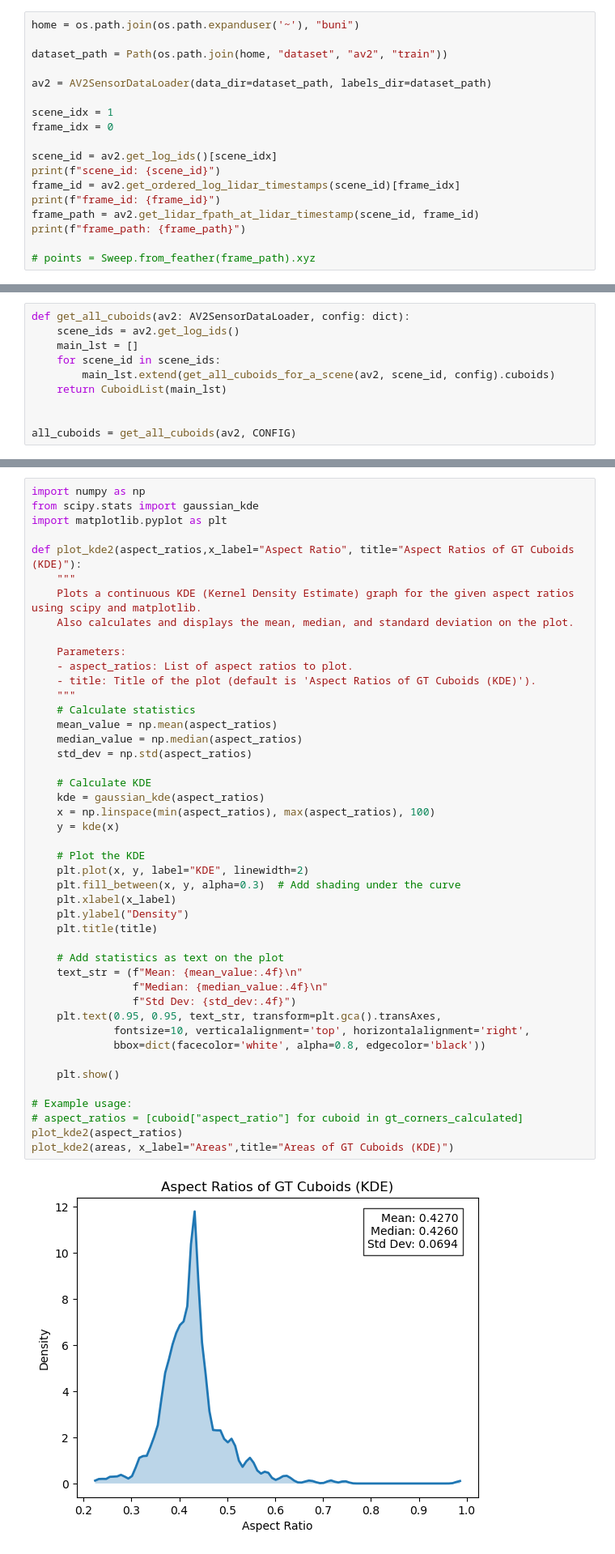
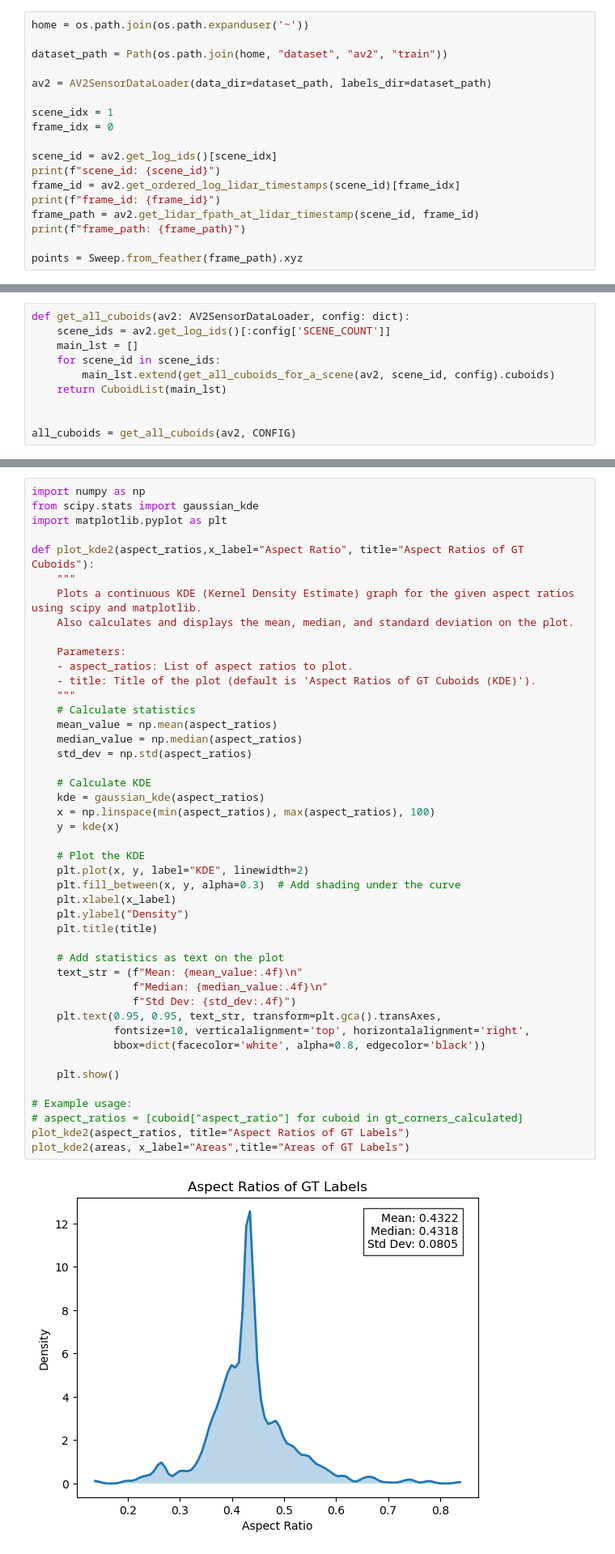
Before and after one commit to ravi0131/pseudo-labels, a Jupyter notebook: notebooks_experi/areas_aspects_gt.ipynb, the cells around one changed output, grey strips where cells are left out. Shown: that part at 81% size. Cells and saved outputs as stored; diff of their text form.

Commit message:
save point

```diff
--- a/notebooks_experi/areas_aspects_gt.ipynb
+++ b/notebooks_experi/areas_aspects_gt.ipynb
@@ -26,5 +31,5 @@ from config import CONFIG
 # %%
-home = os.path.join(os.path.expanduser('~'), "buni")
+home = os.path.join(os.path.expanduser('~'))
 
 dataset_path = Path(os.path.join(home, "dataset", "av2", "train"))
 
@@ -40,5 +45,5 @@ print(f"frame_id: {frame_id}")
 frame_path = av2.get_lidar_fpath_at_lidar_timestamp(scene_id, frame_id)
 print(f"frame_path: {frame_path}")
 
-# points = Sweep.from_feather(frame_path).xyz
+points = Sweep.from_feather(frame_path).xyz
 # %% [output]
@@ -67,7 +73,7 @@ all_cuboids_scene = get_all_cuboids_for_a_scene(av2, scene_id, CONFIG)
 #all_cuboids_frame = av2.get_labels_at_lidar_timestamp(scene_id, frame_id)
 # %%
 def get_all_cuboids(av2: AV2SensorDataLoader, config: dict):
-    scene_ids = av2.get_log_ids()
+    scene_ids = av2.get_log_ids()[:config['SCENE_COUNT']]
     main_lst = []
     for scene_id in scene_ids:
         main_lst.extend(get_all_cuboids_for_a_scene(av2, scene_id, config).cuboids)
@@ -116,7 +124,7 @@ import numpy as np
 from scipy.stats import gaussian_kde
 import matplotlib.pyplot as plt
 
-def plot_kde2(aspect_ratios,x_label="Aspect Ratio", title="Aspect Ratios of GT Cuboids (KDE)"):
+def plot_kde2(aspect_ratios,x_label="Aspect Ratio", title="Aspect Ratios of GT Cuboids"):
     """
     Plots a continuous KDE (Kernel Density Estimate) graph for the given aspect ratios using scipy and matplotlib.
     Also calculates and displays the mean, median, and standard deviation on the plot.
@@ -128,33 +136,33 @@ def plot_kde2(aspect_ratios,x_label="Aspect Ratio", title="Aspect Ratios of GT C
     # Calculate statistics
     mean_value = np.mean(aspect_ratios)
     median_value = np.median(aspect_ratios)
     std_dev = np.std(aspect_ratios)
 
     # Calculate KDE
     kde = gaussian_kde(aspect_ratios)
     x = np.linspace(min(aspect_ratios), max(aspect_ratios), 100)
     y = kde(x)
 
     # Plot the KDE
     plt.plot(x, y, label="KDE", linewidth=2)
     plt.fill_between(x, y, alpha=0.3)  # Add shading under the curve
     plt.xlabel(x_label)
     plt.ylabel("Density")
     plt.title(title)
 
     # Add statistics as text on the plot
     text_str = (f"Mean: {mean_value:.4f}\n"
                 f"Median: {median_value:.4f}\n"
                 f"Std Dev: {std_dev:.4f}")
     plt.text(0.95, 0.95, text_str, transform=plt.gca().transAxes,
              fontsize=10, verticalalignment='top', horizontalalignment='right',
              bbox=dict(facecolor='white', alpha=0.8, edgecolor='black'))
 
     plt.show()
 
 # Example usage:
 # aspect_ratios = [cuboid["aspect_ratio"] for cuboid in gt_corners_calculated]
-plot_kde2(aspect_ratios)
-plot_kde2(areas, x_label="Areas",title="Areas of GT Cuboids (KDE)")
+plot_kde2(aspect_ratios, title="Aspect Ratios of GT Labels")
+plot_kde2(areas, x_label="Areas",title="Areas of GT Labels")
 # %% [output]
-[figure, old version]
+[figure, new version]
```
Also changed, not shown: parts of 5 cells of this notebook, 41 other files.
